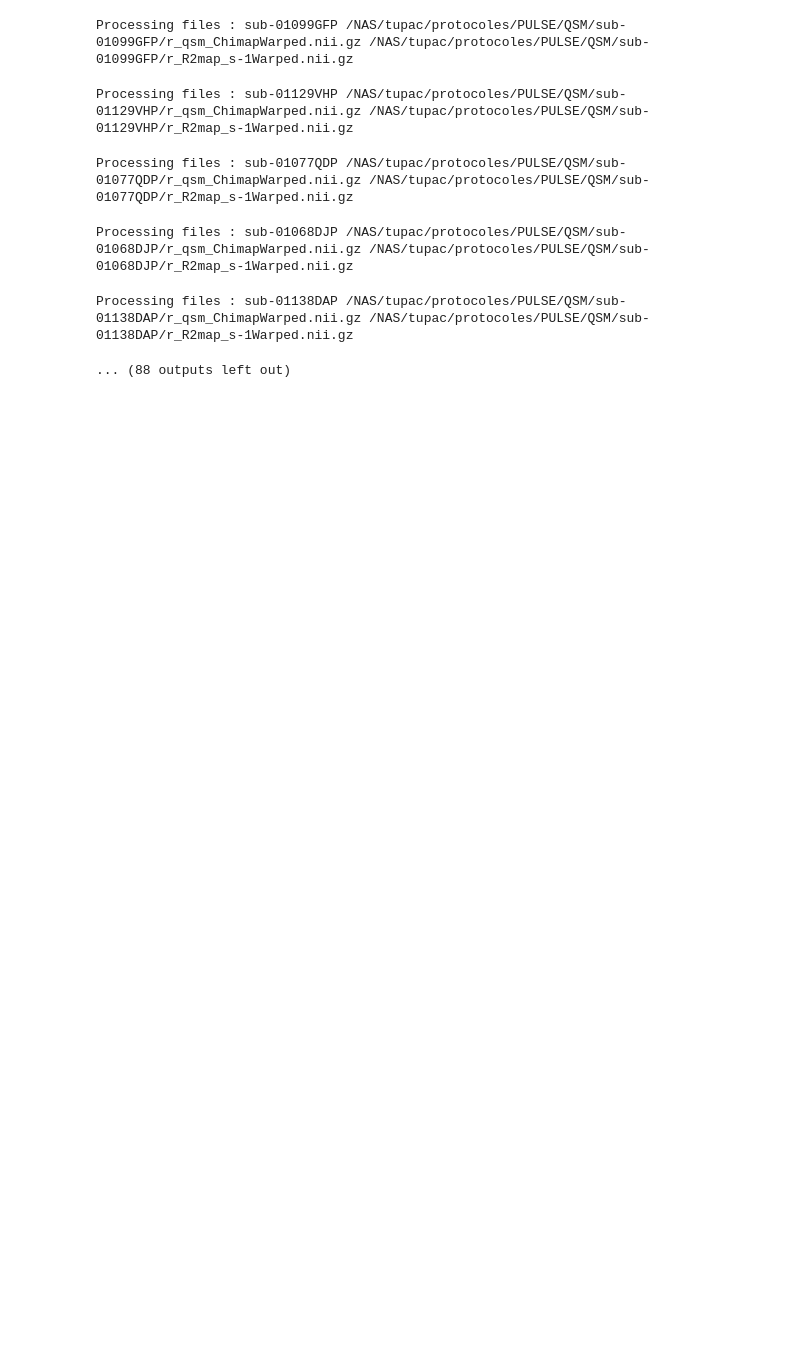
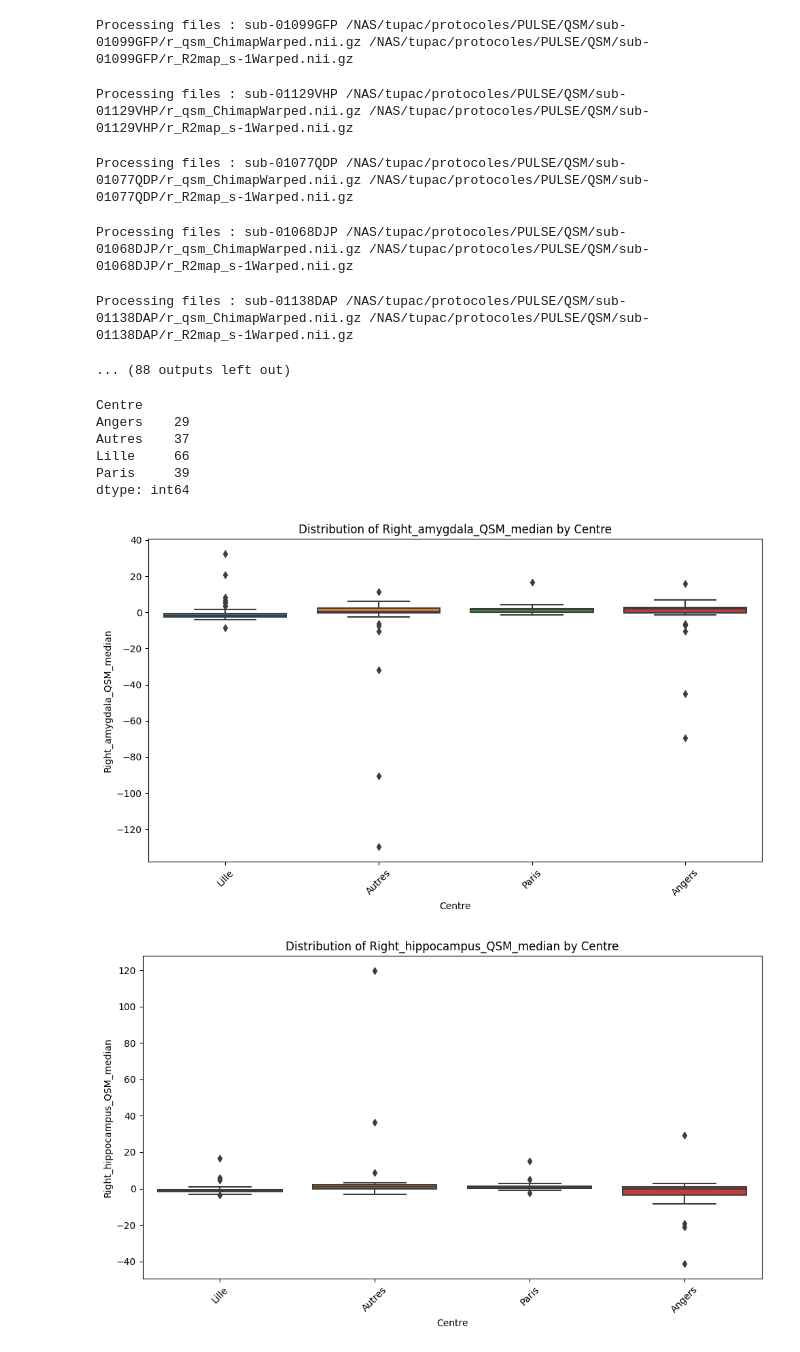
Before and after one commit to RomainViardLille/LiiFE, a Jupyter notebook: PULSE_Pirozzi.ipynb, the cells around one changed output. Saved outputs shown, nothing was run; the diff lists cells and outputs as text; code cells hidden in the pictures; blank space fills up the shorter version.

```diff
--- a/PULSE_Pirozzi.ipynb
+++ b/PULSE_Pirozzi.ipynb
@@ -278,0 +286,26 @@ df_test[qsm_columns] = df_test[qsm_columns] * 1000
+# %%
+subjects_per_centre = df_test.groupby('Centre').size()
+print(subjects_per_centre)
+# %% [output]
+Centre
+Angers    29
+Autres    37
+Lille     66
+Paris     39
+dtype: int64
+# %%
+# Sélectionner les colonnes d'intérêt
+columns_to_compare = [col for col in df_test.columns if "QSM" in col and "median" in col and "positive" not in col]
+
+# Tracer les boxplots pour chaque colonne
+for column in columns_to_compare:
+    if column in df_test.columns:
+        plt.figure(figsize=(10, 6))
+        sns.boxplot(data=df_test, x='Centre', y=column)
+        plt.title(f"Distribution of {column} by Centre")
+        plt.xticks(rotation=45)
+        plt.tight_layout()
+        plt.show()
+# %% [output]
+[figure, added]
+[figure, added]
```
Also changed, not shown: parts of 11 cells of this notebook, 1 other file.
